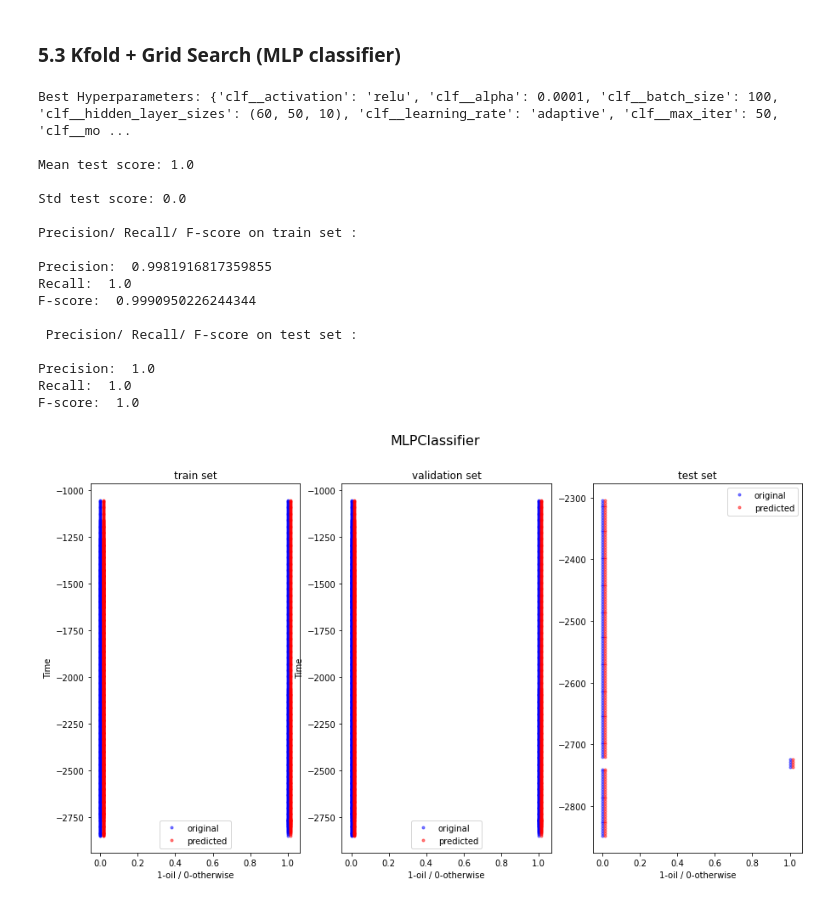
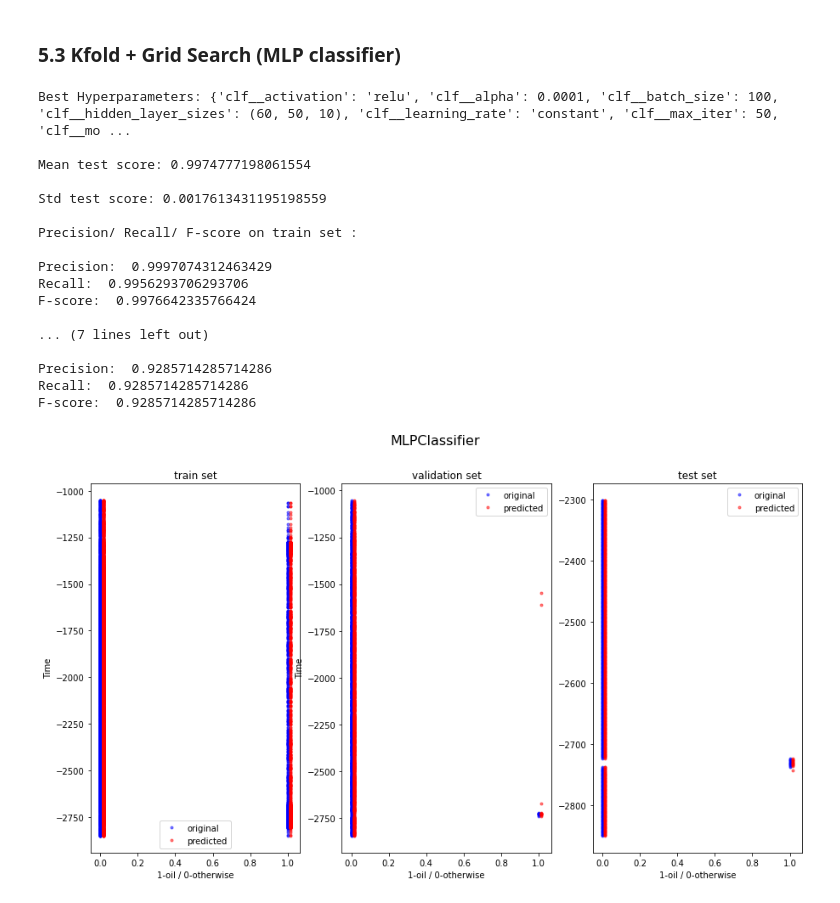
Before and after one commit to Uche047/Geo-python, a Jupyter notebook: sevenWells.ipynb, the cells around one changed output. Saved outputs shown, nothing was run; the diff lists cells and outputs as text; code cells hidden in the pictures.

```diff
--- a/sevenWells.ipynb
+++ b/sevenWells.ipynb
@@ -441,15 +440,20 @@ def prec_recall_fscore_train_val_test(clf, X_train, y_train, X_val, y_val, X_tes
 # %%
 def real_predicted(X_train, y_train, y_train_pred, X_val, y_val, y_val_pred, X_test, y_test, y_test_pred, title_text, logs=train_df, logs_4=test_df):
     fig, ax = plt.subplots(1,3,figsize=(15,8))
+    # Code neccessary to handle visualizing training set if SMOTE was implemented
+    if (imbalance == True):
+        logs_train = X_train_fake
 
+    else:
+        logs_train = data
 
     #plot y_train Vs y_train_pred
-    ax[0].plot(y_train,-logs.loc[X_train.index.to_list()]['Time'], 'b.' , alpha=0.5)
-    ax[0].plot(y_train_pred+0.015,-logs.loc[y_train.index.to_list()]['Time'], 'r.' , alpha=0.5)
-    ax[0].legend(['original', 'predicted']);
-    ax[0].set_xlabel('1-oil / 0-otherwise');
-    ax[0].set_ylabel('Time');
-    ax[0].set_title('train set');
+    ax[0].plot(y_train,-logs_train.loc[X_train.index.to_list()]['Time'], 'b.' , alpha=0.5) # notice logs_train modification to original code
+    ax[0].plot(y_train_pred+0.015,-logs_train.loc[y_train.index.to_list()]['Time'], 'r.' , alpha=0.5) # notice logs_train modification to original code
+    ax[0].legend(['original', 'predicted'])
+    ax[0].set_xlabel('1-oil / 0-otherwise')
+    ax[0].set_ylabel('Time')
+    ax[0].set_title('train set')
 
 
     ax[1].plot(y_val,-logs.loc[X_val.index.to_list()]['Time'], 'b.' , alpha=0.5)
@@ -651,8 +655,8 @@ F-score:  0.6666666666666666
 # %%
 make_kfold1=True
 if make_kfold1==True:
-    result=kfold_gridsearch_function(log_reg, log_reg_params, X, Y, K_folds)
-    output_function(result, 'Log Reg', X, Y, X, Y, X_test, y_test)
+    result=kfold_gridsearch_function(log_reg, log_reg_params, X_train, y_train, K_folds)
+    output_function(result, 'Log Reg', X_train, y_train, X_val, y_val, X_test, y_test)
 
     # save model to the .pkl file
     filename = 'log_reg_kfold.pkl'
@@ -741,8 +745,8 @@ F-score:  0.8571428571428571
 # %%
 make_kfold=True
 if make_kfold==True:
-    result=kfold_gridsearch_function(gnb, gnb_params, X, Y, K_folds)
-    output_function(result, 'Gaussian Naive Bayes', X, Y, X, Y, X_test, y_test)
+    result=kfold_gridsearch_function(gnb, gnb_params, X_train, y_train, K_folds)
+    output_function(result, 'Gaussian Naive Bayes', X_train, y_train, X_val, y_val, X_test, y_test)
 
     #save model to file
     filename = 'gnb_kfold.pkl'
@@ -829,8 +833,8 @@ F-score:  0.8571428571428571
 ### 3.3. Kfold + GridSearch on SVM
 # %%
 if make_kfold==True:
-    result=kfold_gridsearch_function(svm, svm_params, X, Y, K_folds)
-    output_function(result, 'SVM', X, Y, X, Y, X_test, y_test)
+    result=kfold_gridsearch_function(svm, svm_params, X_train, y_train, K_folds)
+    output_function(result, 'SVM', X_train, y_train,X_val, y_val, X_test, y_test)
 
     #save model to file
     filename = 'svm_kfold.pkl'
@@ -1015,28 +1019,28 @@ F-score:  0.8571428571428571
 # %%
 make_kfold=True
 if make_kfold==True:
-    result=kfold_gridsearch_function(mlpc, mlpc_params, X, Y, K_folds)
-    output_function(result, 'MLPClassifier', X, Y, X, Y, X_test, y_test)
+    result=kfold_gridsearch_function(mlpc, mlpc_params,  X_train, y_train, K_folds)
+    output_function(result, 'MLPClassifier', X_train, y_train, X_val, y_val, X_test, y_test)
 
     #save model to file
     filename = 'mlpc_kfold.pkl'
     pickle.dump(result, open(models_loc+filename, 'wb'))
 # %% [output]
-Best Hyperparameters: {'clf__activation': 'relu', 'clf__alpha': 0.0001, 'clf__batch_size': 100, 'clf__hidden_layer_sizes': (60, 50, 10), 'clf__learning_rate': 'adaptive', 'clf__max_iter': 50, 'clf__mo ...
+Best Hyperparameters: {'clf__activation': 'relu', 'clf__alpha': 0.0001, 'clf__batch_size': 100, 'clf__hidden_layer_sizes': (60, 50, 10), 'clf__learning_rate': 'constant', 'clf__max_iter': 50, 'clf__mo ...
 
-Mean test score: 1.0
+Mean test score: 0.9974777198061554
 
-Std test score: 0.0
+Std test score: 0.0017613431195198559
 
 Precision/ Recall/ F-score on train set :
 
-Precision:  0.9981916817359855
-Recall:  1.0
-F-score:  0.9990950226244344
+Precision:  0.9997074312463429
+Recall:  0.9956293706293706
+F-score:  0.9976642335766424
 
- Precision/ Recall/ F-score on test set :
+... (7 lines left out)
 
-Precision:  1.0
-Recall:  1.0
-F-score:  1.0
+Precision:  0.9285714285714286
+Recall:  0.9285714285714286
+F-score:  0.9285714285714286
-[figure, old version]
+[figure, new version]
```
Also changed, not shown: parts of 25 cells of this notebook, 37 other files.
